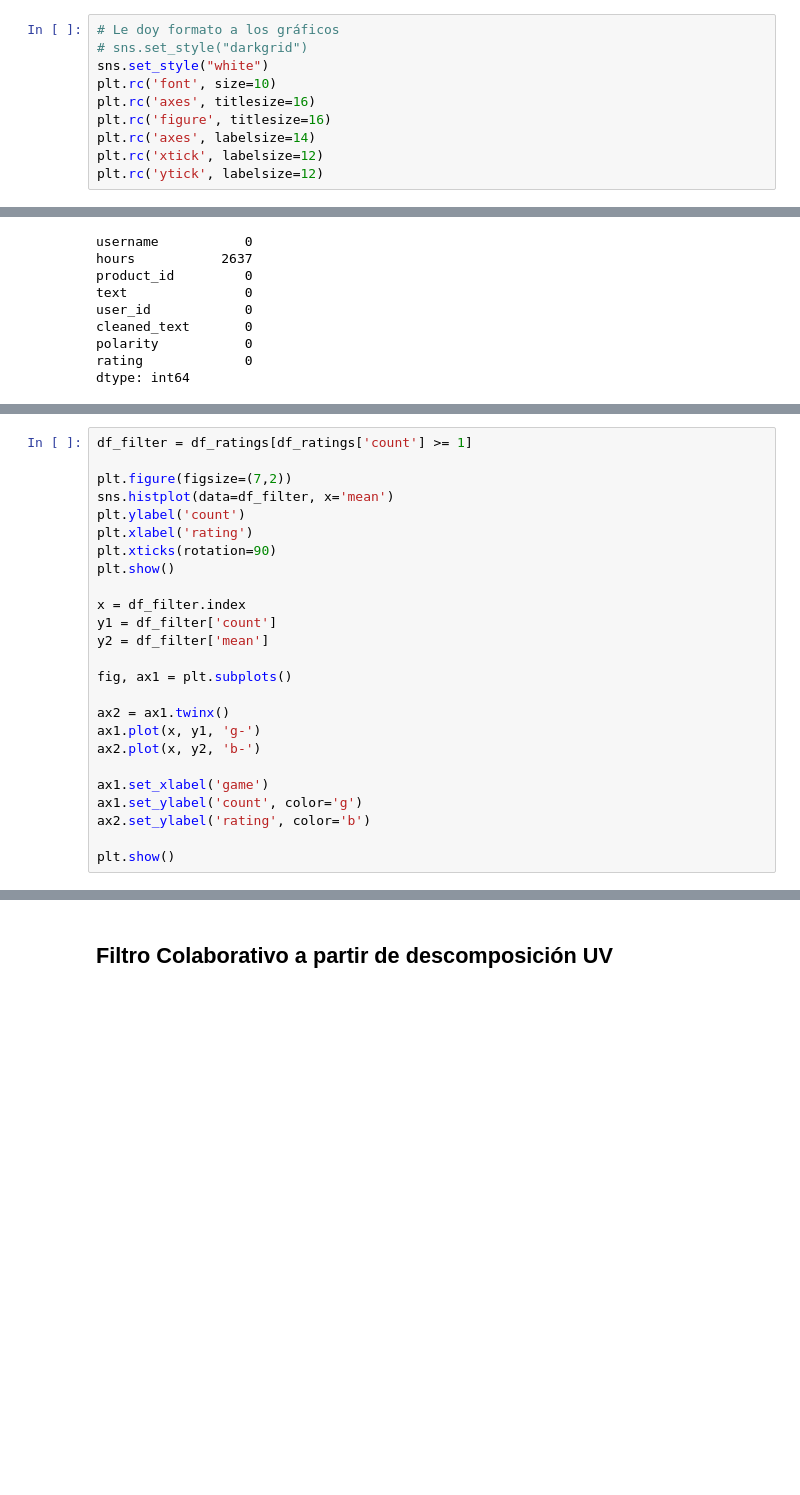
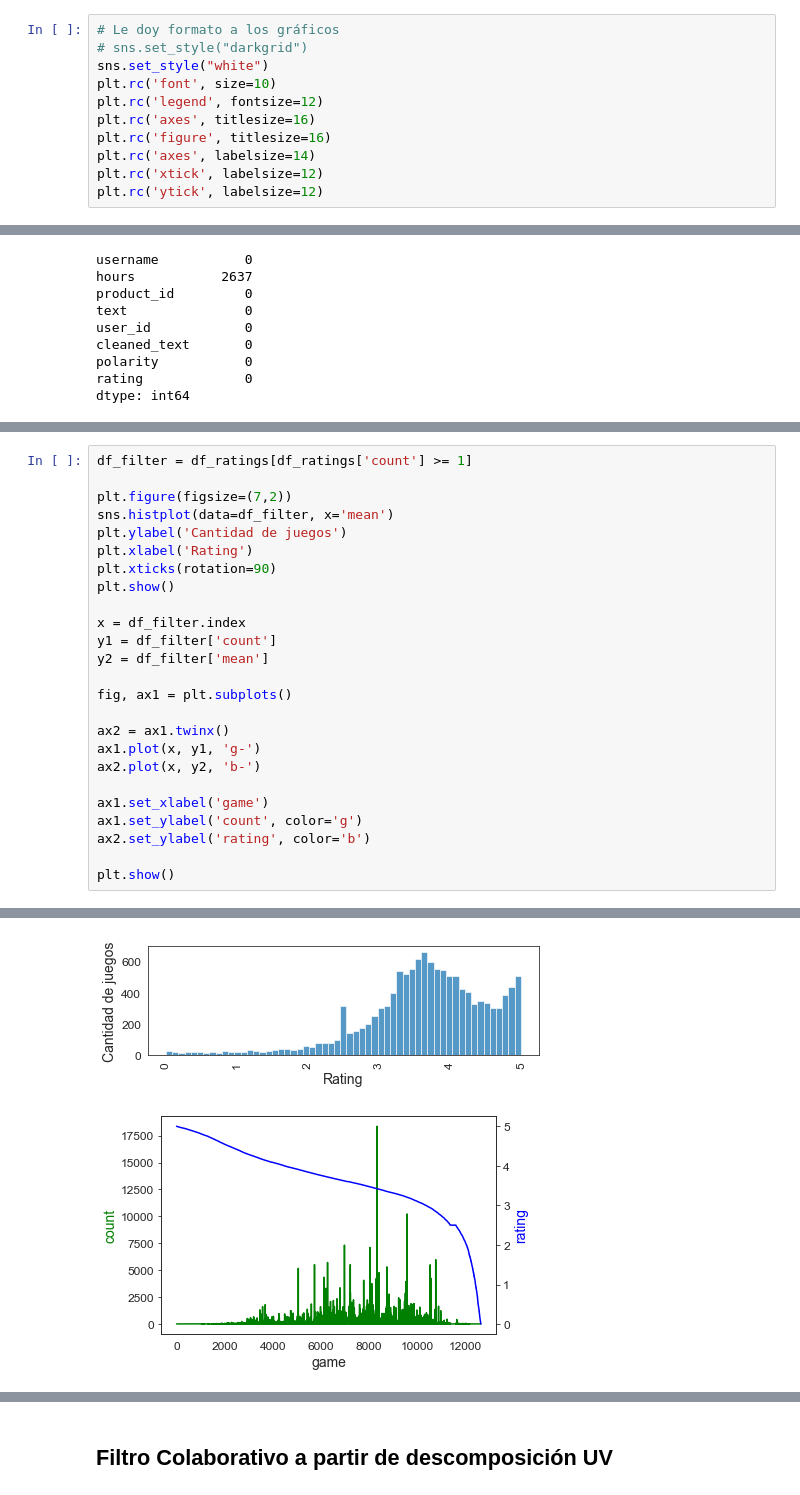
Before and after one commit to jmquintana/data_science_sprint_3, a Jupyter notebook: JoseQuintana_DS_Proyecto_03_SR.ipynb, the cells around one changed output, grey strips where cells are left out. Saved outputs shown, nothing was run; the diff lists cells and outputs as text; blank space fills up the shorter version.

Commit message:
rating optimization 2

```diff
--- a/JoseQuintana_DS_Proyecto_03_SR.ipynb
+++ b/JoseQuintana_DS_Proyecto_03_SR.ipynb
@@ -68,6 +68,7 @@ from surprise.model_selection import RandomizedSearchCV
 # sns.set_style("darkgrid")
 sns.set_style("white")
 plt.rc('font', size=10)
+plt.rc('legend', fontsize=12)
 plt.rc('axes', titlesize=16)
 plt.rc('figure', titlesize=16)
 plt.rc('axes', labelsize=14)
@@ -699,8 +733,8 @@ df_filter = df_ratings[df_ratings['count'] >= 1]
 
 plt.figure(figsize=(7,2))
 sns.histplot(data=df_filter, x='mean')
-plt.ylabel('count')
-plt.xlabel('rating')
+plt.ylabel('Cantidad de juegos')
+plt.xlabel('Rating')
 plt.xticks(rotation=90)
 plt.show()
 
@@ -719,3 +753,4 @@ ax1.set_ylabel('count', color='g')
 ax2.set_ylabel('rating', color='b')
 
 plt.show()
+# %% [output]
@@ -722,2 +758,4 @@ plt.show()
+[figure, added]
+[figure, added]
 # %%
 df_reviews.shape
```
Also changed, not shown: parts of 55 cells of this notebook.
